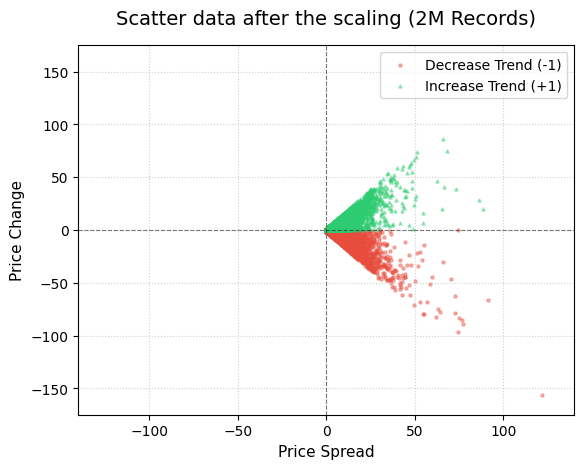
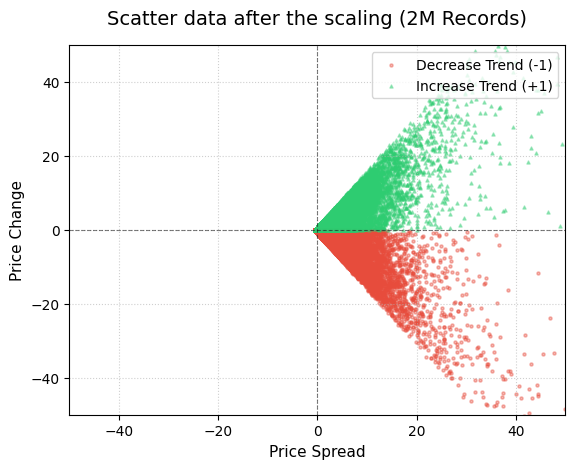
Unified diff of the notebook cell whose output changed from the first chart to the second:
--- before
+++ after
@@ -32,6 +32,6 @@
 plt.legend(loc="upper right")
 
-plt.xlim(-140, 140)
-plt.ylim(-175, 175)
+plt.xlim(-50, 50)
+plt.ylim(-50, 50) 
 
 plt.show()

Commit: Common:SVM:20260701:Upload processing data